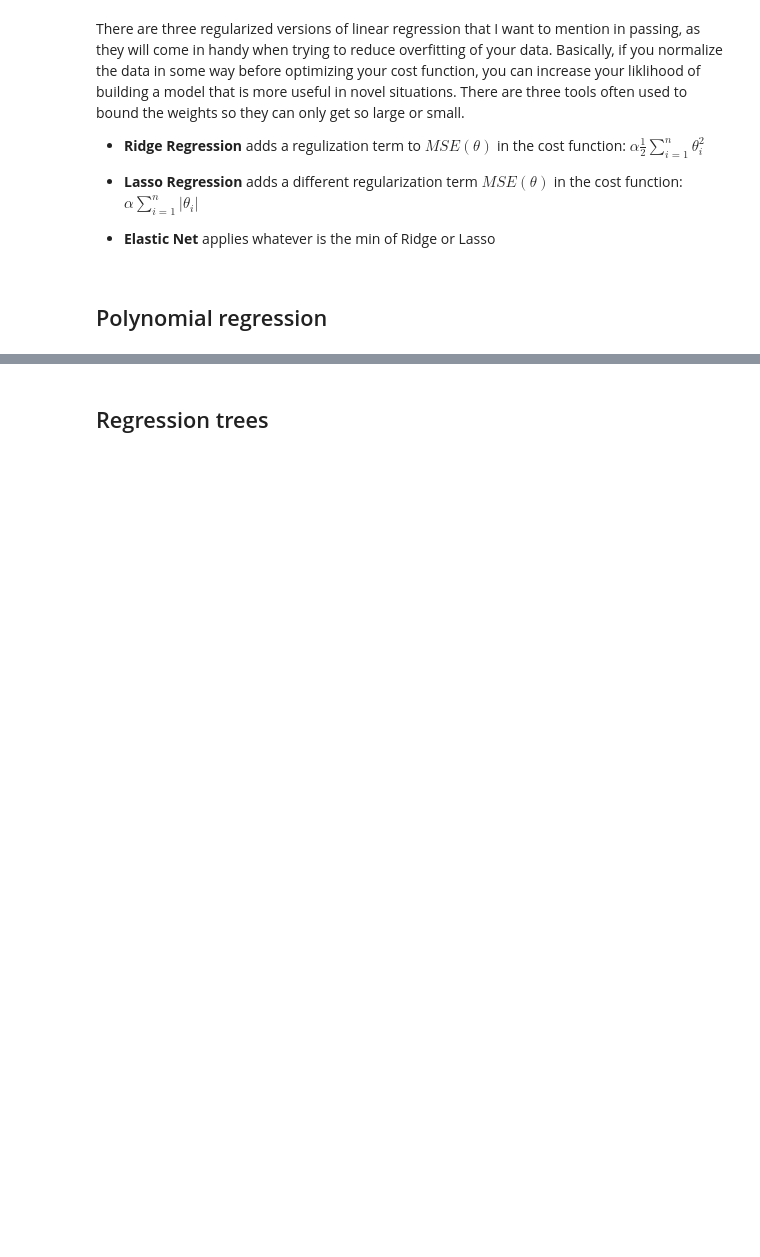
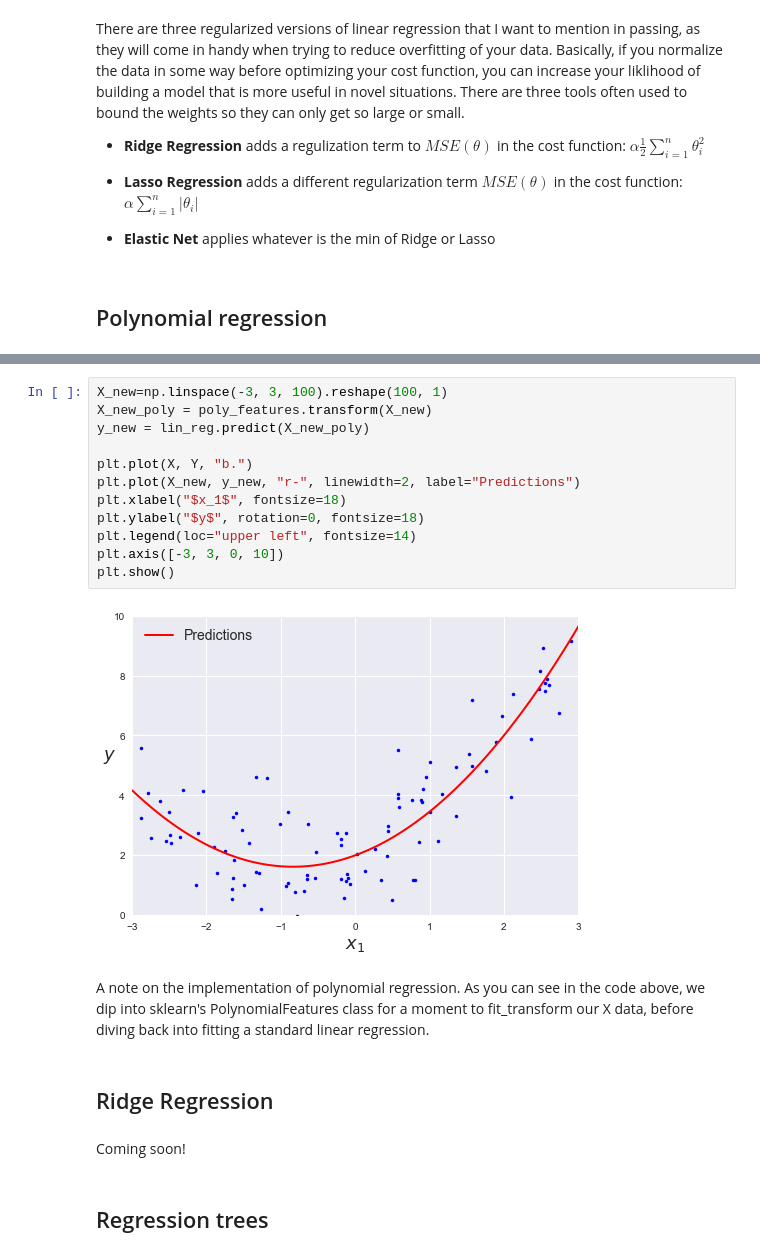
Before and after one commit to Jimmy-INL/society_after_certainty, a Jupyter notebook: 04.Regression/04.Regression.ipynb, the cells around one changed output, grey strips where cells are left out. Drawn from its saved outputs; the diff is of its cells as text; blank space fills up the shorter version.

```diff
--- a/04.Regression/04.Regression.ipynb
+++ b/04.Regression/04.Regression.ipynb
@@ -187,3 +204,23 @@ Polynomial regressions are useful at capturing more details of the variance, and
+# %%
+X_new=np.linspace(-3, 3, 100).reshape(100, 1)
+X_new_poly = poly_features.transform(X_new)
+y_new = lin_reg.predict(X_new_poly)
+
+plt.plot(X, Y, "b.")
+plt.plot(X_new, y_new, "r-", linewidth=2, label="Predictions")
+plt.xlabel("$x_1$", fontsize=18)
+plt.ylabel("$y$", rotation=0, fontsize=18)
+plt.legend(loc="upper left", fontsize=14)
+plt.axis([-3, 3, 0, 10])
+plt.show()
+# %% [output]
+[figure, added]
+# %% [markdown]
+A note on the implementation of polynomial regression. As you can see in the code above, we dip into sklearn's PolynomialFeatures class for a moment to fit_transform our X data, before diving back into fitting a standard linear regression.
+# %% [markdown]
+## Ridge Regression
+# %% [markdown]
+Coming soon!
 # %% [markdown]
 ## Regression trees
 # %% [markdown]
```
Also changed, not shown: parts of 8 cells of this notebook.
